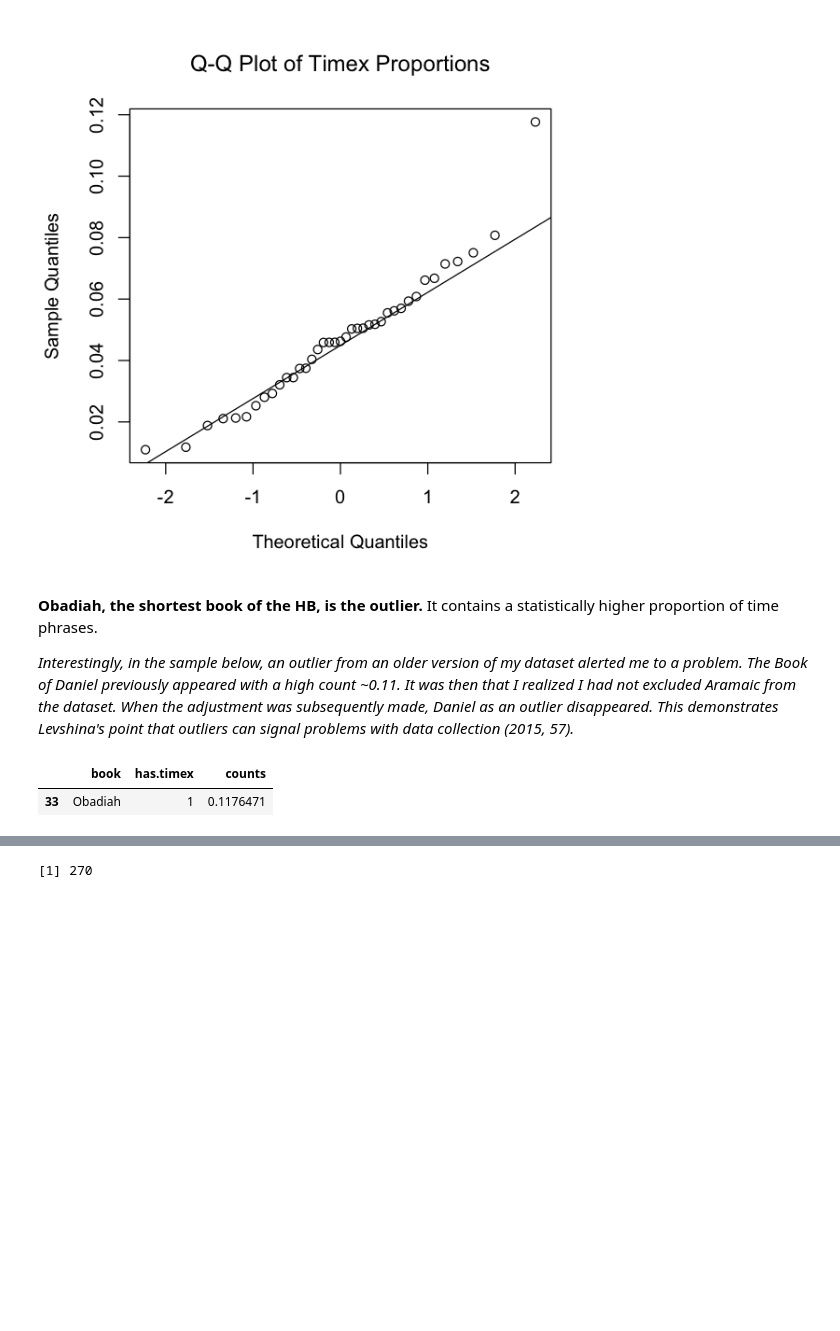
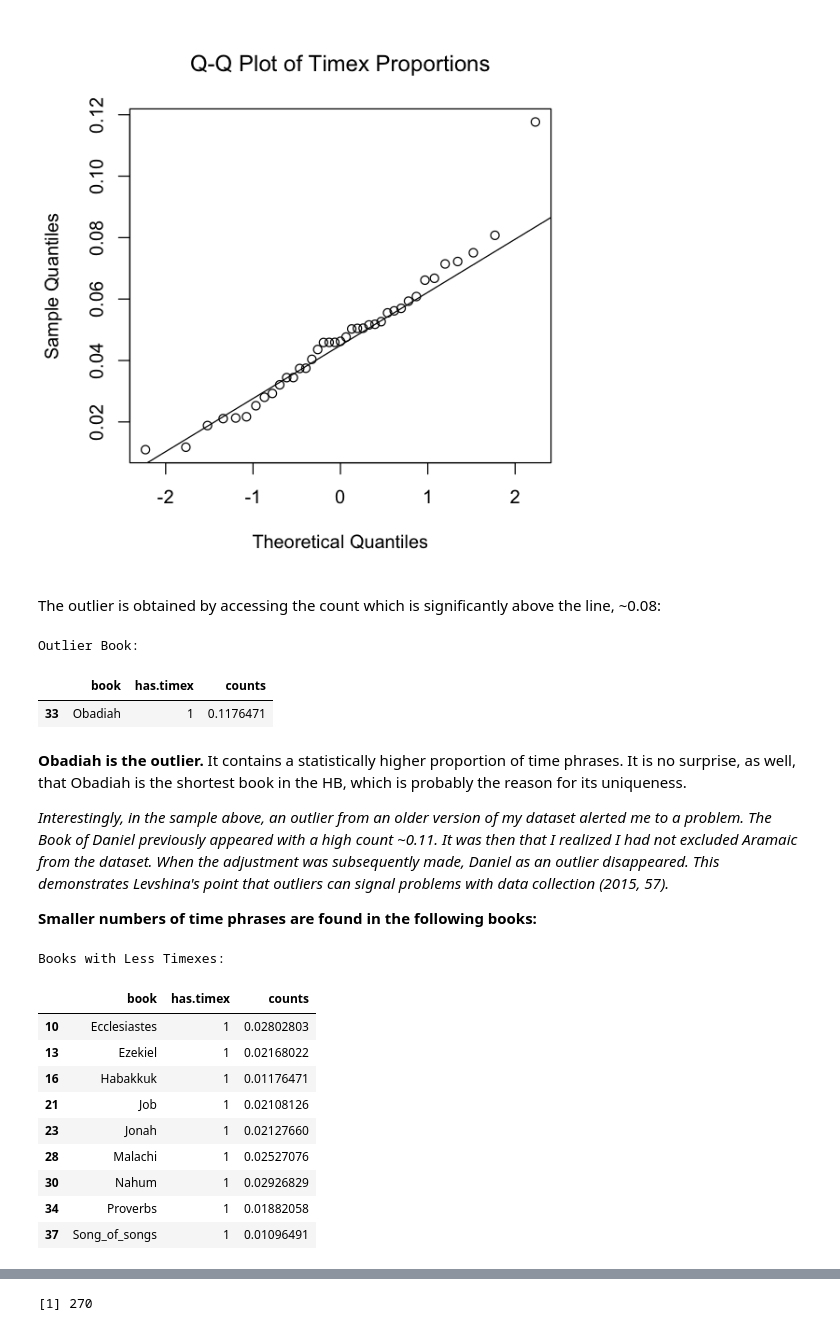
Before and after one commit to codykingham/Verb_in_Biblical_Hebrew, a Jupyter notebook: data_analysis/time_phrase_analysis.ipynb, the cells around one changed output, grey strips where cells are left out. Saved outputs shown, nothing was run; the diff lists cells and outputs as text; code cells hidden in the pictures; blank space fills up the shorter version.

```diff
--- a/data_analysis/time_phrase_analysis.ipynb
+++ b/data_analysis/time_phrase_analysis.ipynb
@@ -241,12 +253,33 @@ qqnorm(tp.book$counts,
 qqline(tp.book$counts)
 # %% [output]
 [figure]
+# %% [markdown]
+The outlier is obtained by accessing the count which is significantly above the line, ~0.08:
+# %%
+cat('\nOutlier Book: ')
+tp.book[tp.book$counts > 0.0808,]  # get outlier
+# %% [output]
+Outlier Book:
+|  | book | has.timex | counts |
+| 33 | Obadiah | 1 | 0.1176471 |
 # %% [markdown]
-**Obadiah, the shortest book of the HB, is the outlier.** It contains a statistically higher proportion of time phrases.
+**Obadiah is the outlier.** It contains a statistically higher proportion of time phrases. It is no surprise, as well, that Obadiah is the shortest book in the HB, which is probably the reason for its uniqueness.
 
-*Interestingly, in the sample below, an outlier from an older version of my dataset alerted me to a problem. The Book of Daniel previously appeared with a high count ~0.11. It was then that I realized I had not excluded Aramaic from the dataset. When the adjustment was subsequently made, Daniel as an outlier disappeared. This demonstrates Levshina's point that outliers can signal problems with data collection (2015, 57).*
+*Interestingly, in the sample above, an outlier from an older version of my dataset alerted me to a problem. The Book of Daniel previously appeared with a high count ~0.11. It was then that I realized I had not excluded Aramaic from the dataset. When the adjustment was subsequently made, Daniel as an outlier disappeared. This demonstrates Levshina's point that outliers can signal problems with data collection (2015, 57).*
+
+**Smaller numbers of time phrases are found in the following books:**
 # %%
-tp.book[tp.book$counts > 0.0808,]  # get outlier
+cat('\nBooks with Less Timexes: ')
+tp.book[tp.book$counts < 0.03,]  # get outlier
 # %% [output]
+Books with Less Timexes:
 |  | book | has.timex | counts |
-| 33 | Obadiah | 1 | 0.1176471 |
+| 10 | Ecclesiastes | 1 | 0.02802803 |
+| 13 | Ezekiel | 1 | 0.02168022 |
+| 16 | Habakkuk | 1 | 0.01176471 |
+| 21 | Job | 1 | 0.02108126 |
+| 23 | Jonah | 1 | 0.02127660 |
+| 28 | Malachi | 1 | 0.02527076 |
+| 30 | Nahum | 1 | 0.02926829 |
+| 34 | Proverbs | 1 | 0.01882058 |
+| 37 | Song_of_songs | 1 | 0.01096491 |
```
Also changed, not shown: parts of 61 cells of this notebook.
